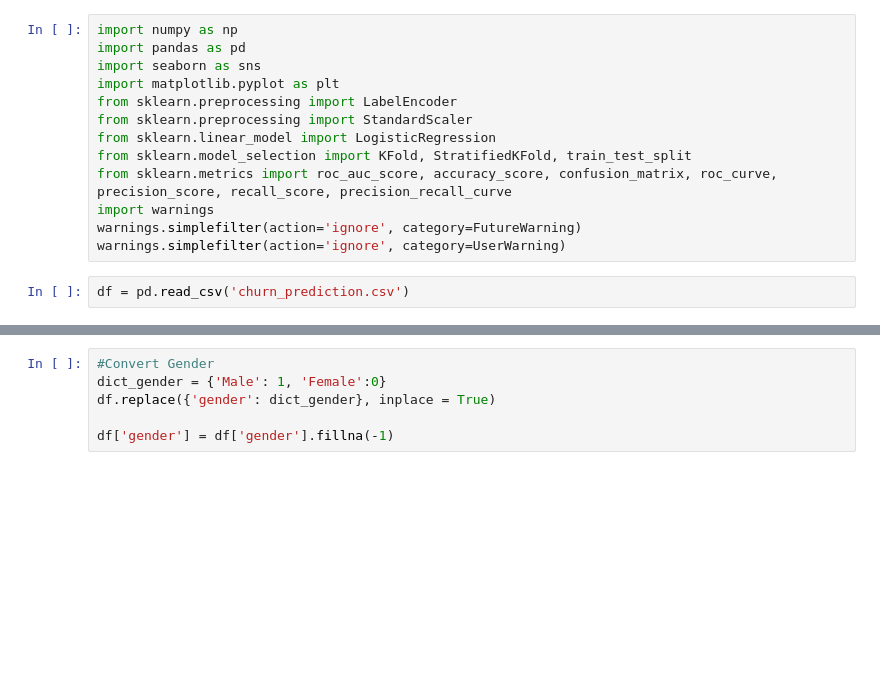
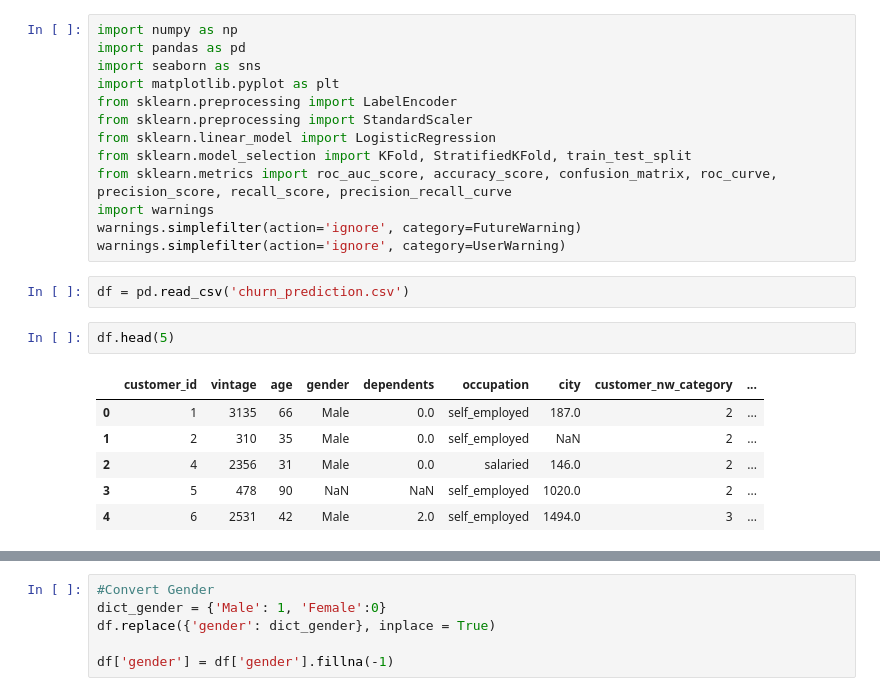
Before and after one commit to shreya-25/Churn-Prediction-, a Jupyter notebook: model.ipynb, the cells around one changed output, grey strips where cells are left out. Cells and saved outputs as stored; diff of their text form; blank space fills up the shorter version.

```diff
--- a/model.ipynb
+++ b/model.ipynb
@@ -13,5 +15,14 @@ warnings.simplefilter(action='ignore', category=FutureWarning)
 warnings.simplefilter(action='ignore', category=UserWarning)
 # %%
 df = pd.read_csv('churn_prediction.csv')
+# %%
+df.head(5)
+# %% [output]
+|  | customer_id | vintage | age | gender | dependents | occupation | city | customer_nw_category | ... |
+| 0 | 1 | 3135 | 66 | Male | 0.0 | self_employed | 187.0 | 2 | ... |
+| 1 | 2 | 310 | 35 | Male | 0.0 | self_employed | NaN | 2 | ... |
+| 2 | 4 | 2356 | 31 | Male | 0.0 | salaried | 146.0 | 2 | ... |
+| 3 | 5 | 478 | 90 | NaN | NaN | self_employed | 1020.0 | 2 | ... |
+| 4 | 6 | 2531 | 42 | Male | 2.0 | self_employed | 1494.0 | 3 | ... |
 # %%
 pd.isnull(df).sum()
```
Also changed, not shown: parts of 23 cells of this notebook.
